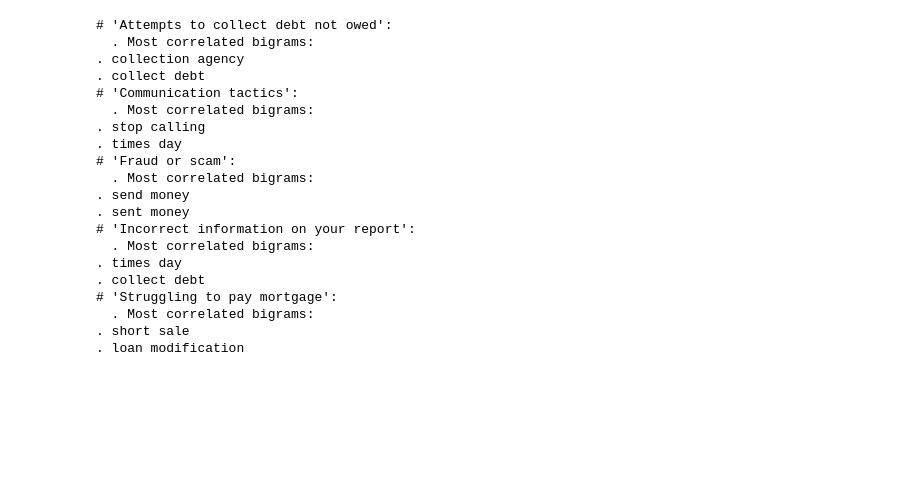
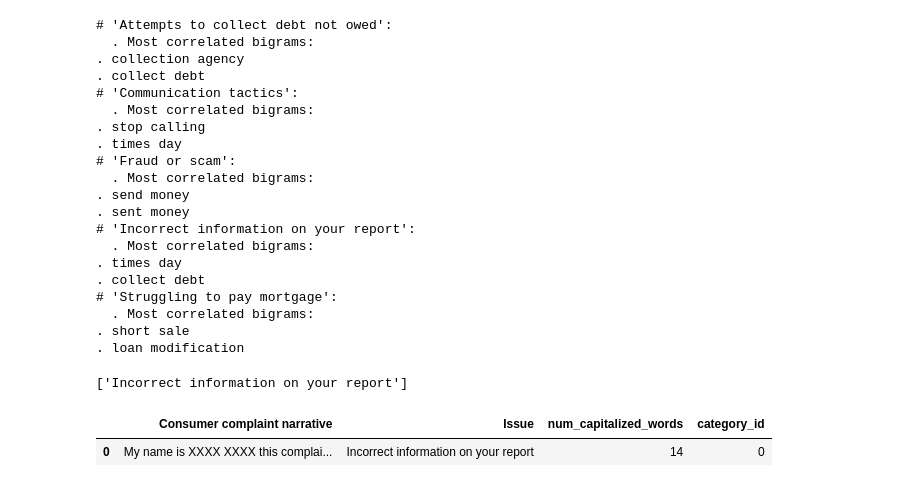
Before and after one commit to nss-data-science-cohort-6/cfpb_text_classification-gangsta-s-paradise, a Jupyter notebook: NLP Text Classification Project.ipynb, the cells around one changed output. Cells and saved outputs as stored; diff of their text form; code cells hidden in the pictures; blank space fills up the shorter version.

```diff
--- a/NLP Text Classification Project.ipynb
+++ b/NLP Text Classification Project.ipynb
@@ -213,0 +216,13 @@ print(complaints['complaint_tokens'])
+# %%
+print(clf.predict(count_vect.transform([
+
+    'My name is XXXX XXXX this complaint is not made in error neither is it being made by a third party. I declare under penalty of perjury I am alleging that a person or company- without my authorization- from unauthorized use of my social security number and card used my personal identifying information to apply for goods, services, or money ; and, was successful in creating some accounts. I have no knowledge of this and all is being investigated by the FTC and Under 15 U.S. Code 1681b Permissible purposes of consumer reports I never gave any written consent to report anything on my consumer reports. XXXX XXXX XXXX  XXXX XXXX Date Opened : XX/XX/2018 Balance : {$98000.00}. Please delete this account ASAP.'
+
+])))
+# %% [output]
+['Incorrect information on your report']
+# %%
+complaints[complaints['Consumer complaint narrative'] == 'My name is XXXX XXXX this complaint is not made in error neither is it being made by a third party. I declare under penalty of perjury I am alleging that a person or company- without my authorization- from unauthorized use of my social security number and card used my personal identifying information to apply for goods, services, or money ; and, was successful in creating some accounts. I have no knowledge of this and all is being investigated by the FTC and Under 15 U.S. Code 1681b Permissible purposes of consumer reports I never gave any written consent to report anything on my consumer reports. XXXX XXXX XXXX  XXXX XXXX Date Opened : XX/XX/2018 Balance : {$98000.00}. Please delete this account ASAP.']
+# %% [output]
+|  | Consumer complaint narrative | Issue | num_capitalized_words | category_id |
+| 0 | My name is XXXX XXXX this complai... | Incorrect information on your report | 14 | 0 |
```
Also changed, not shown: parts of 11 cells of this notebook.
